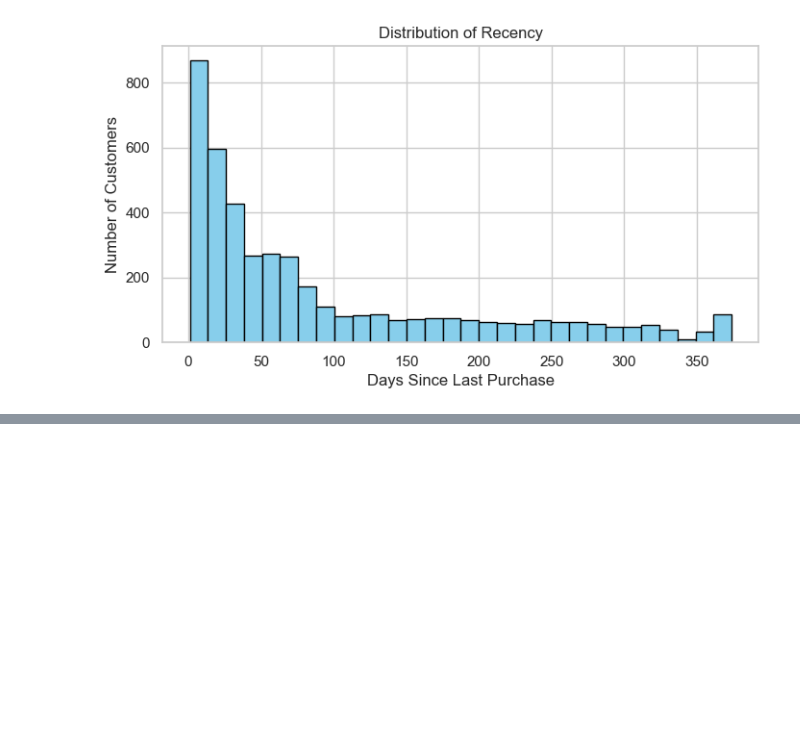
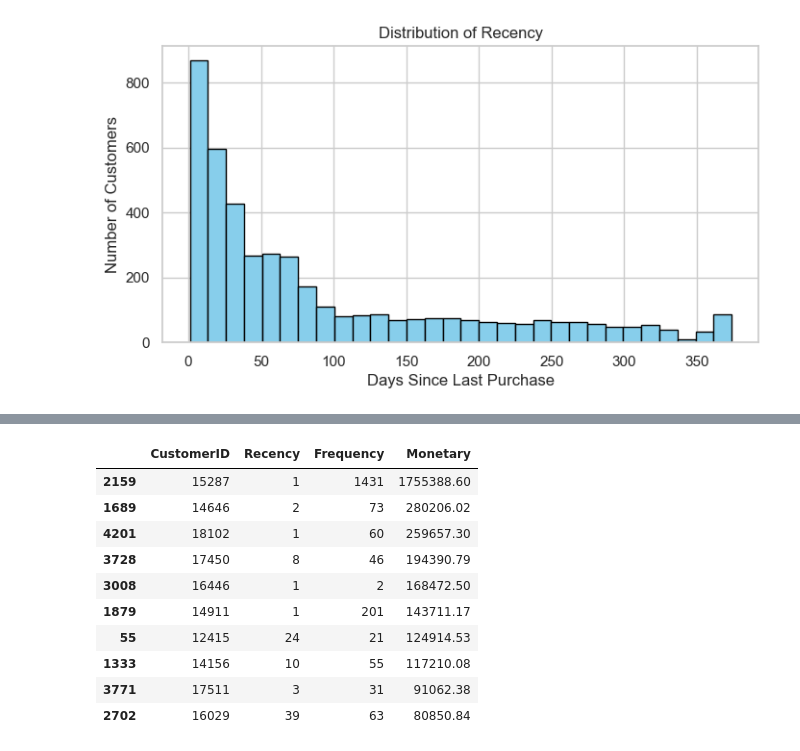
Before and after one commit to angeljayakumar/online-retail-analysis, a Jupyter notebook: notebooks/customer-behaviour.ipynb, the cells around one changed output, grey strips where cells are left out. Drawn from its saved outputs; the diff is of its cells as text; code cells hidden in the pictures; blank space fills up the shorter version.

```diff
--- a/notebooks/customer-behaviour.ipynb
+++ b/notebooks/customer-behaviour.ipynb
@@ -270,0 +253,16 @@ plt.show()
+# %%
+#to find the top top customers by using rfm dataframe
+top_10_customers = rfm.sort_values(by='Monetary', ascending=False).head(10)
+top_10_customers
+# %% [output]
+|  | CustomerID | Recency | Frequency | Monetary |
+| 2159 | 15287 | 1 | 1431 | 1755388.60 |
+| 1689 | 14646 | 2 | 73 | 280206.02 |
+| 4201 | 18102 | 1 | 60 | 259657.30 |
+| 3728 | 17450 | 8 | 46 | 194390.79 |
+| 3008 | 16446 | 1 | 2 | 168472.50 |
+| 1879 | 14911 | 1 | 201 | 143711.17 |
+| 55 | 12415 | 24 | 21 | 124914.53 |
+| 1333 | 14156 | 10 | 55 | 117210.08 |
+| 3771 | 17511 | 3 | 31 | 91062.38 |
+| 2702 | 16029 | 39 | 63 | 80850.84 |
```
Also changed, not shown: parts of 8 cells of this notebook.
